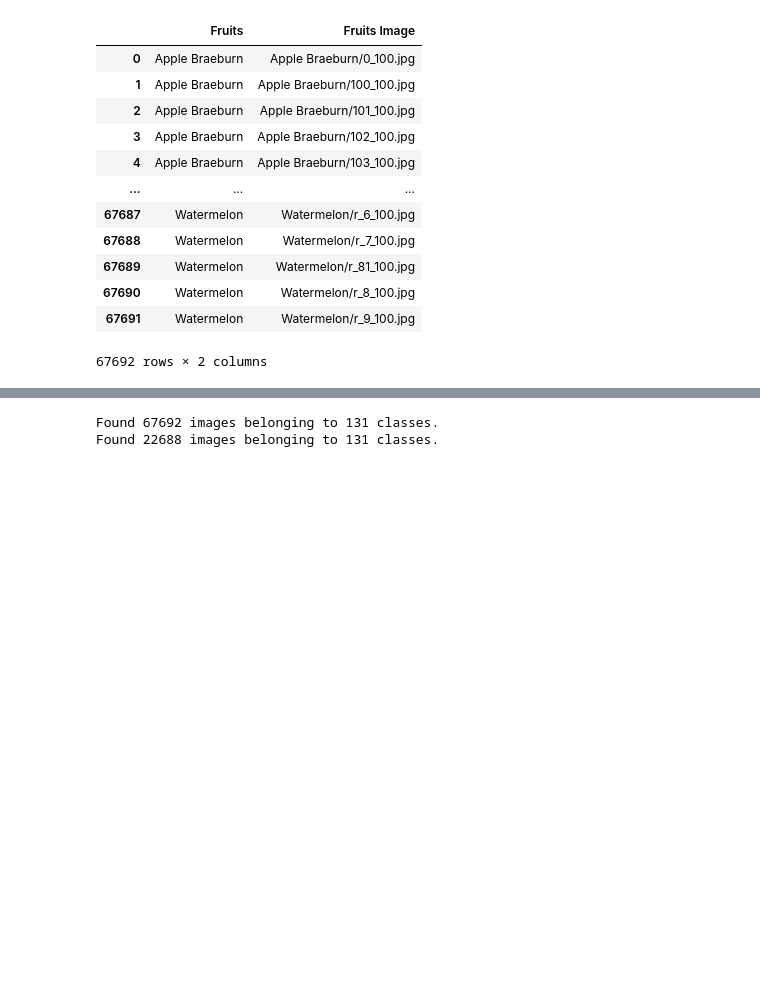
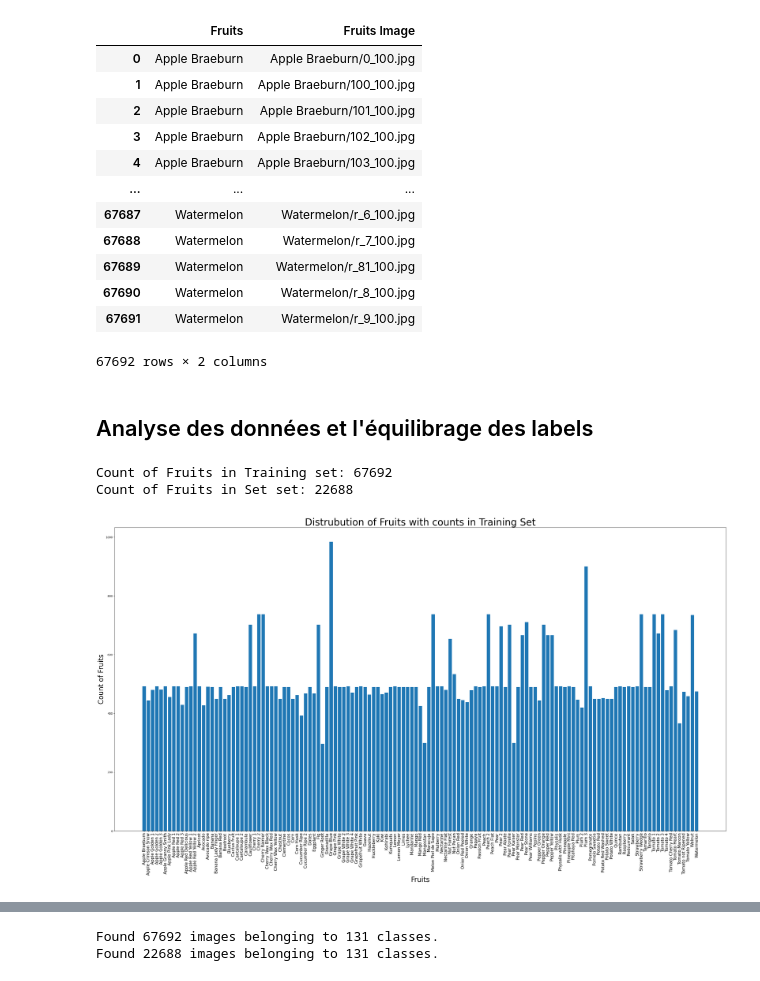
Before and after one commit to kyu19/Projet_Deep_Learning, a Jupyter notebook: main_projet.ipynb, the cells around one changed output, grey strips where cells are left out. Saved outputs shown, nothing was run; the diff lists cells and outputs as text; code cells hidden in the pictures; blank space fills up the shorter version.

```diff
--- a/main_projet.ipynb
+++ b/main_projet.ipynb
@@ -54,3 +56,38 @@ train_fruits
 | 67690 | Watermelon | Watermelon/r_8_100.jpg |
 | 67691 | Watermelon | Watermelon/r_9_100.jpg |
 67692 rows × 2 columns
+# %% [markdown]
+## Analyse des données et l'équilibrage des labels
+# %%
+train_categories = []
+train_samples = []
+for i in os.listdir("./fruits-360_dataset/fruits-360/Training/"):
+    train_categories.append(i)
+    train_samples.append(len(os.listdir("./fruits-360_dataset/fruits-360/Training/"+ i)))
+
+test_categories = []
+test_samples = []
+for i in os.listdir("./fruits-360_dataset/fruits-360/Test/"):
+    test_categories.append(i)
+    test_samples.append(len(os.listdir("./fruits-360_dataset/fruits-360/Test/"+ i)))
+
+
+print("Count of Fruits in Training set:", sum(train_samples))
+print("Count of Fruits in Set set:", sum(test_samples))
+# %% [output]
+Count of Fruits in Training set: 67692
+Count of Fruits in Set set: 22688
+# %%
+figure_size = plt.rcParams["figure.figsize"]
+figure_size[0] = 40
+figure_size[1] = 20
+plt.rcParams["figure.figsize"] = figure_size
+index = np.arange(len(train_categories))
+plt.bar(index, train_samples)
+plt.xlabel('Fruits', fontsize=25)
+plt.ylabel('Count of Fruits', fontsize=25)
+plt.xticks(index, train_categories, fontsize=15, rotation=90)
+plt.title('Distrubution of Fruits with counts in Training Set', fontsize=35)
+plt.show()
+# %% [output]
+[figure, added]
```
Also changed, not shown: parts of 18 cells of this notebook.
